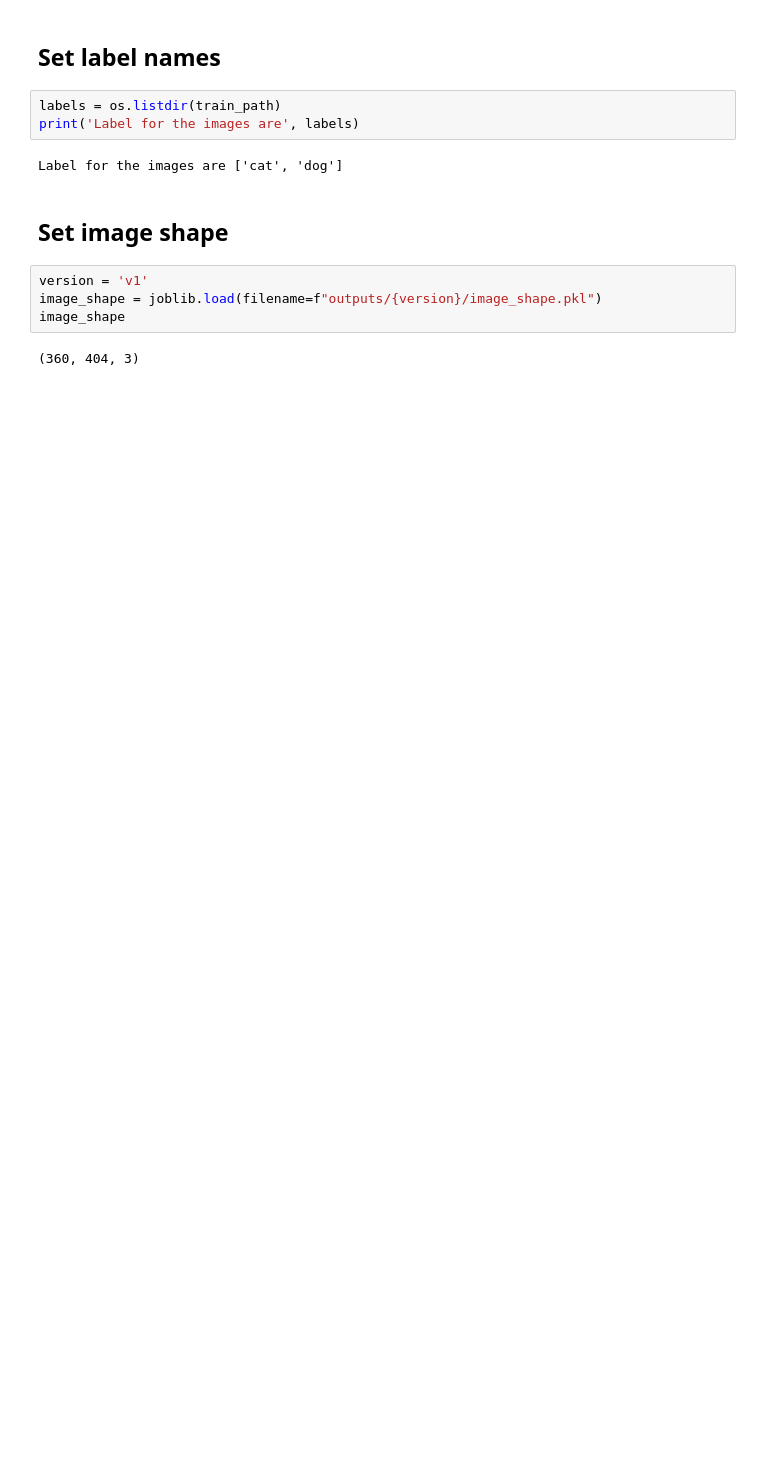
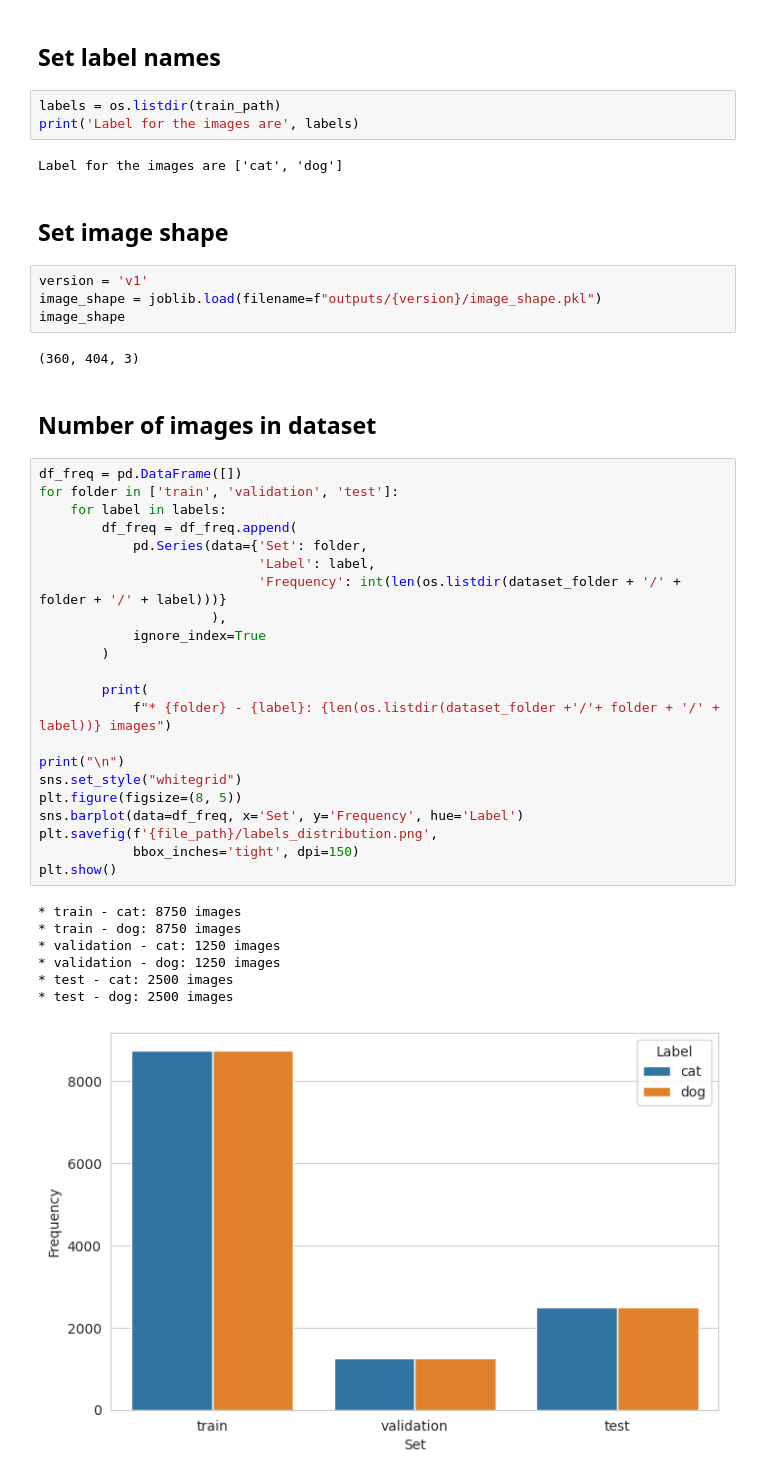
Before and after one commit to NiclO1337/pp5-cats-vs-dogs, a Jupyter notebook: jupyter_notebooks/03 - Modelling and Evaluation.ipynb, the cells around one changed output. Saved outputs shown, nothing was run; the diff lists cells and outputs as text; blank space fills up the shorter version.

Commit message:
Add plot to show number of images in the dataset

```diff
--- a/jupyter_notebooks/03 - Modelling and Evaluation.ipynb
+++ b/jupyter_notebooks/03 - Modelling and Evaluation.ipynb
@@ -90,3 +93,35 @@ image_shape = joblib.load(filename=f"outputs/{version}/image_shape.pkl")
 image_shape
 # %% [output]
 (360, 404, 3)
+# %% [markdown]
+## Number of images in dataset
+# %%
+df_freq = pd.DataFrame([])
+for folder in ['train', 'validation', 'test']:
+    for label in labels:
+        df_freq = df_freq.append(
+            pd.Series(data={'Set': folder,
+                            'Label': label,
+                            'Frequency': int(len(os.listdir(dataset_folder + '/' + folder + '/' + label)))}
+                      ),
+            ignore_index=True
+        )
+
+        print(
+            f"* {folder} - {label}: {len(os.listdir(dataset_folder +'/'+ folder + '/' + label))} images")
+
+print("\n")
+sns.set_style("whitegrid")
+plt.figure(figsize=(8, 5))
+sns.barplot(data=df_freq, x='Set', y='Frequency', hue='Label')
+plt.savefig(f'{file_path}/labels_distribution.png',
+            bbox_inches='tight', dpi=150)
+plt.show()
+# %% [output]
+* train - cat: 8750 images
+* train - dog: 8750 images
+* validation - cat: 1250 images
+* validation - dog: 1250 images
+* test - cat: 2500 images
+* test - dog: 2500 images
+[figure, added]
```
Also changed, not shown: parts of 3 cells of this notebook, 1 other file.
